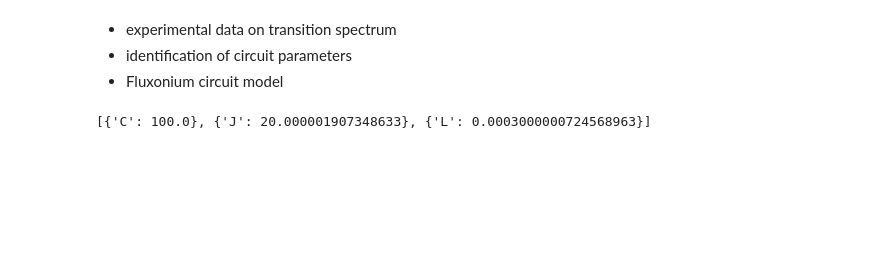
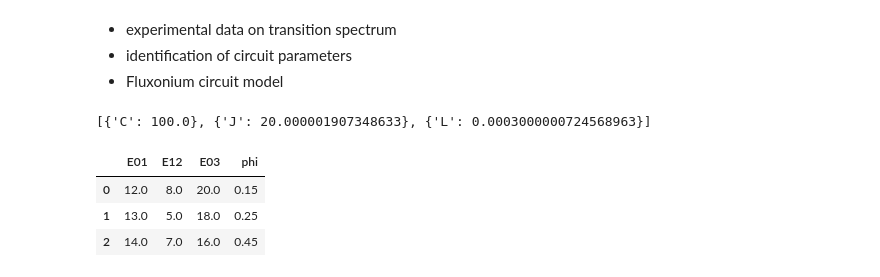
Before and after one commit to Shahrukh-Chishti/DiSuQ, a Jupyter notebook: testCase/Parameter Identification - Fluxonium.ipynb, the cells around one changed output. Saved outputs shown, nothing was run; the diff lists cells and outputs as text; code cells hidden in the pictures; blank space fills up the shorter version.

```diff
--- a/testCase/Parameter Identification - Fluxonium.ipynb
+++ b/testCase/Parameter Identification - Fluxonium.ipynb
@@ -23,6 +23,13 @@ print(circuit.circuitComponents())
 dExp = pandas.DataFrame({'E01':[12.,13.,14.],'E12':[8.,5.,7.],'E03':[20.,18.,16.],'phi':[.15,.25,.45]},dtype='float32')
 flux_profile = tensor(dExp['phi'])
 flux_profile = [{'I':flux} for flux in flux_profile]
+# %%
+dExp
+# %% [output]
+|  | E01 | E12 | E03 | phi |
+| 0 | 12.0 | 8.0 | 20.0 | 0.15 |
+| 1 | 13.0 | 5.0 | 18.0 | 0.25 |
+| 2 | 14.0 | 7.0 | 16.0 | 0.45 |
 # %%
 def lossParameterEstimation(dExp):
     def lossFunction(Spectrum,flux_profile):
```
Also changed, not shown: parts of 1 cell of this notebook.
